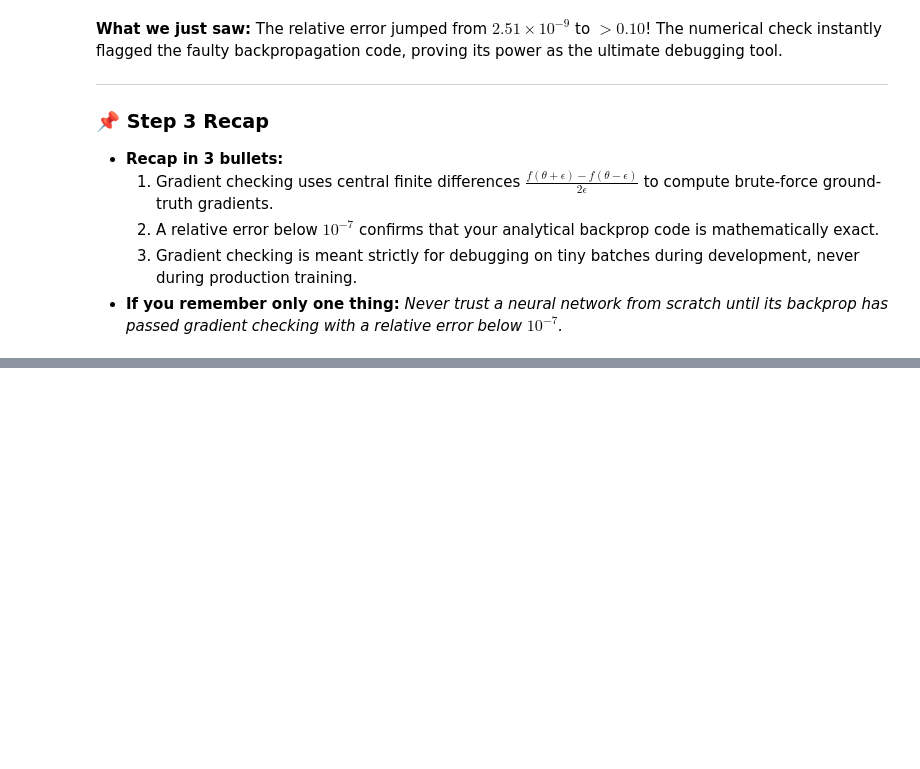
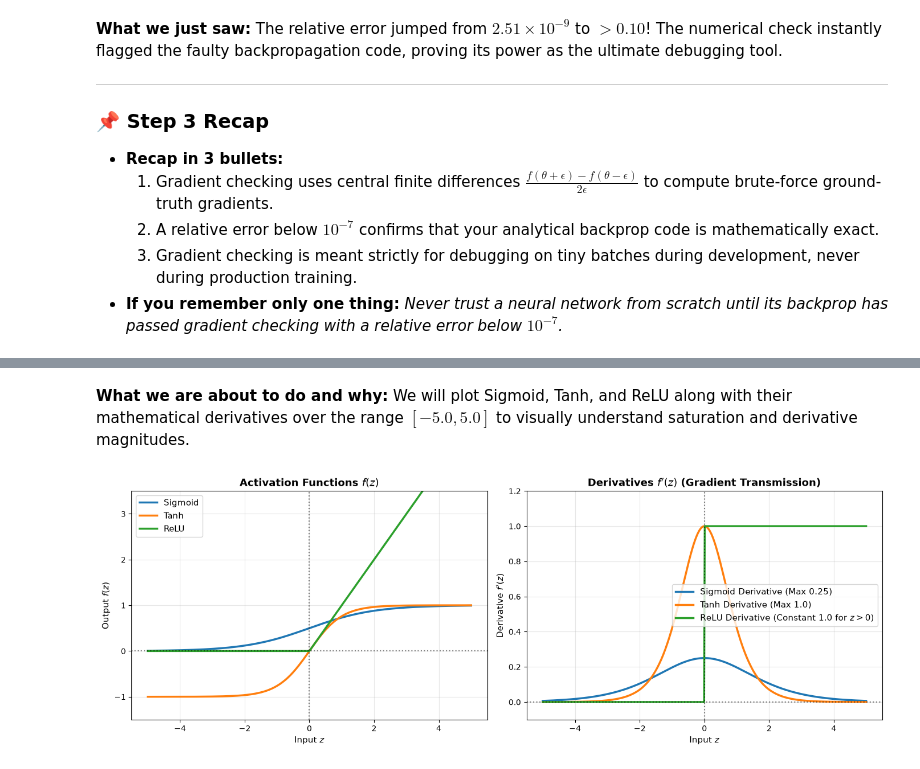
Before and after one commit to Arnav-Shrivastava/Neural-Networks-from-Scratch-Zero-To-Master, a Jupyter notebook: neural_network_from_scratch.ipynb, the cells around one changed output, grey strips where cells are left out. Cells and saved outputs as stored; diff of their text form; code cells hidden in the pictures; blank space fills up the shorter version.

Commit message:
feat: activation functions analysis and training comparison

```diff
--- a/neural_network_from_scratch.ipynb
+++ b/neural_network_from_scratch.ipynb
@@ -1343,0 +1383,52 @@ The relative error jumped from $2.51 \times 10^{-9}$ to **$>0.10$**! The numeric
+# %% [markdown]
+**What we are about to do and why:**
+We will plot Sigmoid, Tanh, and ReLU along with their mathematical derivatives over the range $[-5.0, 5.0]$ to visually understand saturation and derivative magnitudes.
+# %%
+# Visualizing Activation Functions and Their Derivatives
+import numpy as np
+import matplotlib.pyplot as plt
+
+z = np.linspace(-5.0, 5.0, 500)
+
+# 1. Functions
+sigmoid_y = 1.0 / (1.0 + np.exp(-z))
+tanh_y = np.tanh(z)
+relu_y = np.maximum(0.0, z)
+
+# 2. Derivatives
+sigmoid_grad = sigmoid_y * (1.0 - sigmoid_y)
+tanh_grad = 1.0 - tanh_y ** 2
+relu_grad = (z > 0).astype(float)
+
+fig, (ax1, ax2) = plt.subplots(1, 2, figsize=(14, 5))
+
+# Plot Activation Functions
+ax1.plot(z, sigmoid_y, label="Sigmoid", color="#1f77b4", linewidth=2.5)
+ax1.plot(z, tanh_y, label="Tanh", color="#ff7f0e", linewidth=2.5)
+ax1.plot(z, relu_y, label="ReLU", color="#2ca02c", linewidth=2.5)
+ax1.set_title("Activation Functions $f(z)$", fontsize=13, fontweight="bold")
+ax1.set_xlabel("Input $z$", fontsize=11)
+ax1.set_ylabel("Output $f(z)$", fontsize=11)
+ax1.set_ylim(-1.5, 3.5)
+ax1.axhline(0, color="black", linestyle=":", alpha=0.5)
+ax1.axvline(0, color="black", linestyle=":", alpha=0.5)
+ax1.grid(True, alpha=0.3)
+ax1.legend(fontsize=11)
+
+# Plot Derivatives
+ax2.plot(z, sigmoid_grad, label="Sigmoid Derivative (Max 0.25)", color="#1f77b4", linewidth=2.5)
+ax2.plot(z, tanh_grad, label="Tanh Derivative (Max 1.0)", color="#ff7f0e", linewidth=2.5)
+ax2.plot(z, relu_grad, label="ReLU Derivative (Constant 1.0 for $z>0$)", color="#2ca02c", linewidth=2.5)
+ax2.set_title("Derivatives $f'(z)$ (Gradient Transmission)", fontsize=13, fontweight="bold")
+ax2.set_xlabel("Input $z$", fontsize=11)
+ax2.set_ylabel("Derivative $f'(z)$", fontsize=11)
+ax2.set_ylim(-0.1, 1.2)
+ax2.axhline(0, color="black", linestyle=":", alpha=0.5)
+ax2.axvline(0, color="black", linestyle=":", alpha=0.5)
+ax2.grid(True, alpha=0.3)
+ax2.legend(fontsize=11)
+
+plt.tight_layout()
+plt.show()
+# %% [output]
+[figure, added]
```
Also changed, not shown: parts of 14 cells of this notebook, 1 other file.
